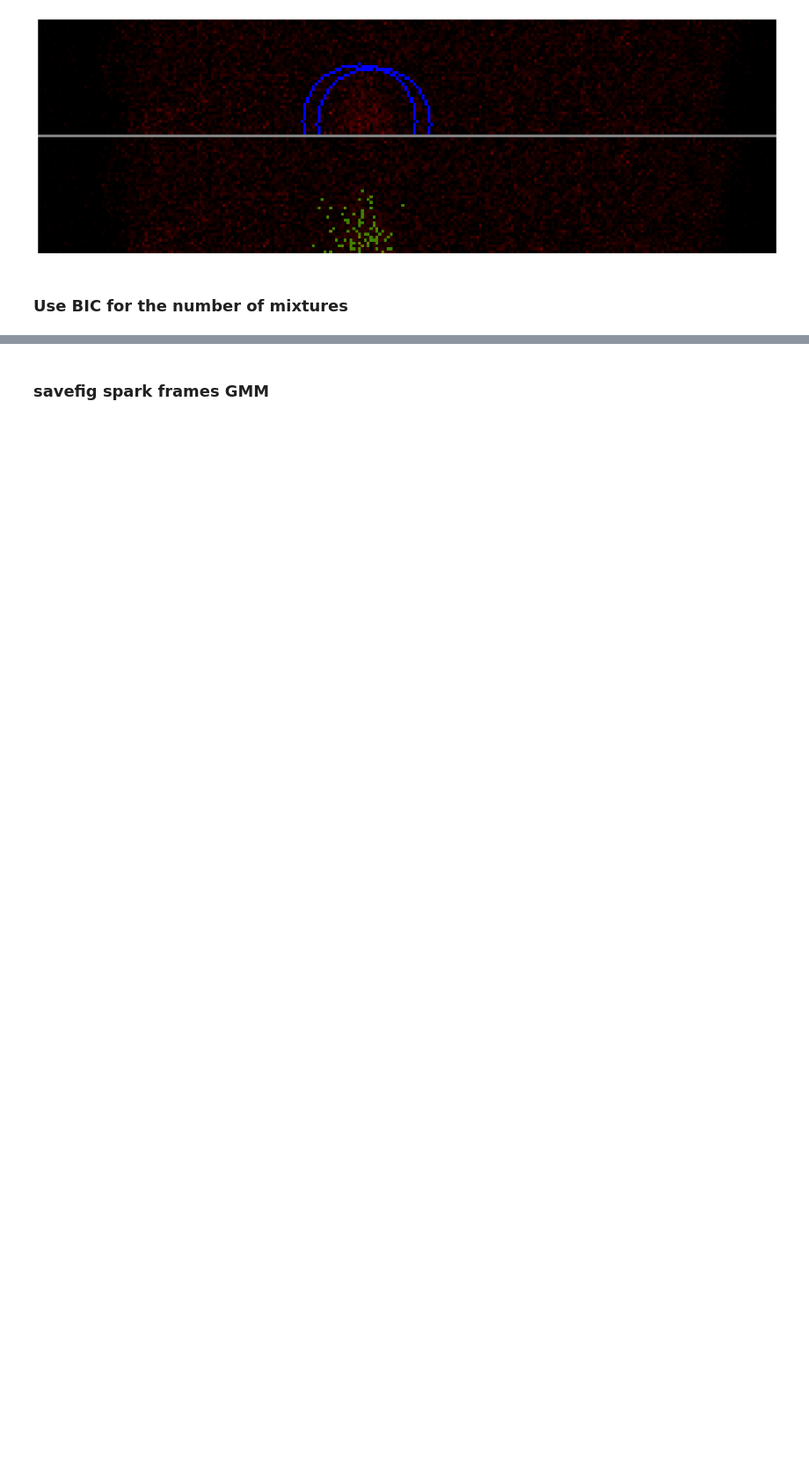
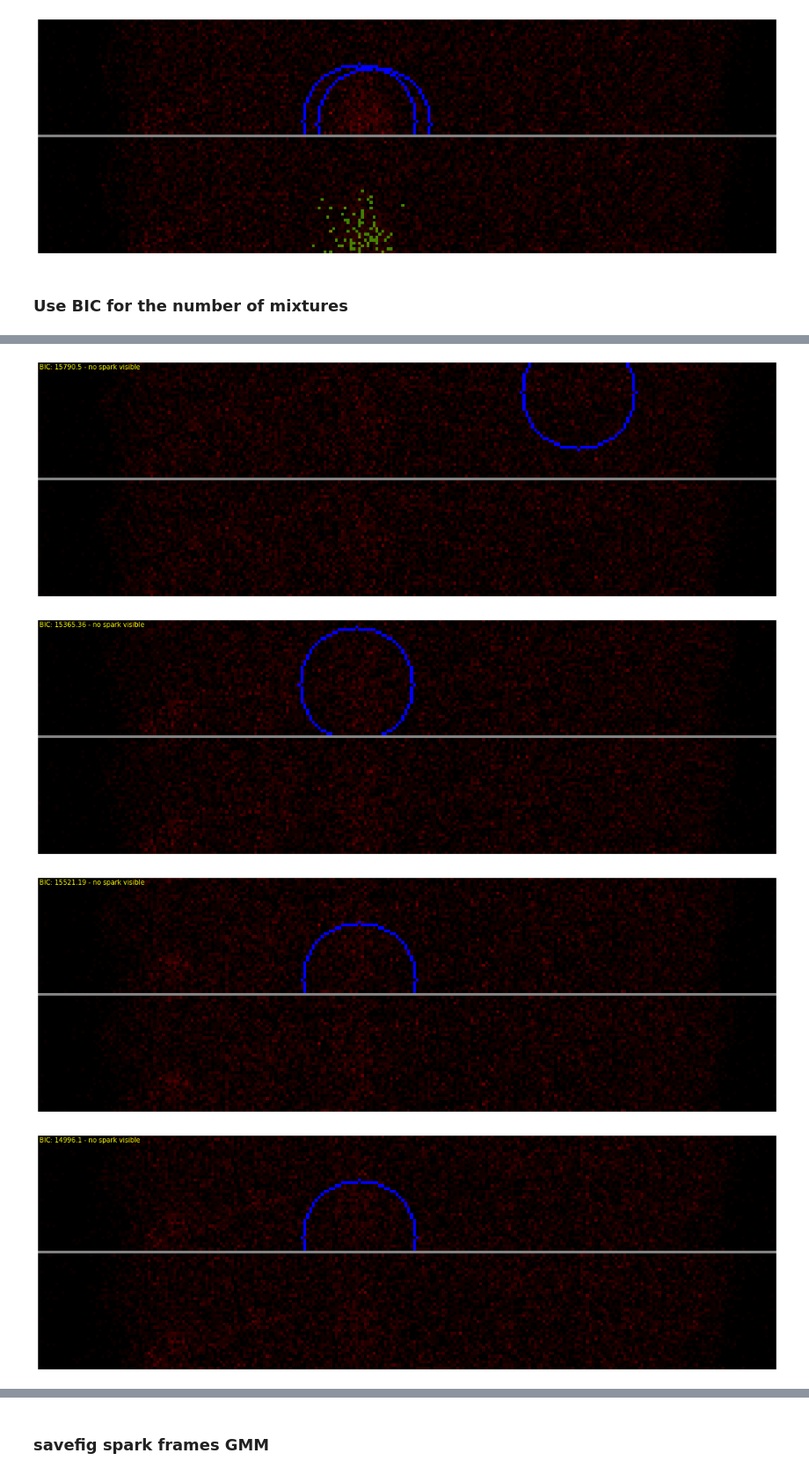
Before and after one commit to raulbenitez/DEEPCARDIO, a Jupyter notebook: sparks/exploreImageAndPlotSpark.ipynb, the cells around one changed output, grey strips where cells are left out. Shown at 88% size. Saved outputs shown, nothing was run; the diff lists cells and outputs as text; code cells hidden in the pictures; blank space fills up the shorter version.

```diff
--- a/sparks/exploreImageAndPlotSpark.ipynb
+++ b/sparks/exploreImageAndPlotSpark.ipynb
@@ -408,0 +405,40 @@ plt.show()
+# %%
+sparkVisibilityMask = visibilityLabels == visLabel
+_, sparkS = next(sparksDF.loc[(sparksDF.loc[:, 'tIni']<=2003)&(sparksDF.loc[:, 'tFin']>=2003), :].iterrows())
+for j, idx in enumerate(range(sparkS['tIni'], sparkS['tFin'])):
+    im = cv2.imread(get_image_path(idx))
+    im_ = im.copy()
+
+    sparkLocations = get_spark_location(sparksDF, idx)
+    gmmCounts = []
+    # only first one
+    i, sparkLocation = next(sparkLocations.iterrows())
+
+    if sparkVisibilityMask[j]:
+        mask = get_mask(im.shape[0], im.shape[1], sparkLocation['x'], sparkLocation['y'], 20)
+
+        nComp, bic = get_optimal_ncomponents_and_bic_gmm(im[mask].reshape(-1,1))
+
+        gmm = mixture.GaussianMixture(n_components=nComp).fit(im[mask].reshape(-1,3))
+        lab = gmm.predict(im[mask].reshape(-1,3))
+
+        maxRValue = im_[mask,2].max()
+        maxValue = np.array([0, 0, maxRValue]).reshape(-1,3)
+        maxValueIdx = im_[mask, 2].argmax()
+        isSparkCond = np.full(im_[mask].shape, False)
+        isSparkCond[lab == lab[maxValueIdx], 1] = True
+        im_[mask] = np.where(isSparkCond, maxRValue, im_[mask])
+
+    cv2.circle(im, (sparkLocation['x'], sparkLocation['y']), 20, color, thickness=1, lineType=8, shift=0)
+    conc_im = np.concatenate((im, np.full((1,im.shape[1], 3), maxRValue), im_))
+    plt.figure(figsize=(20,10))
+    plt.imshow(cv2.cvtColor(conc_im, cv2.COLOR_BGR2RGB))
+    plt.axis('off')
+    plt.text(0, 0, f"BIC: {round(bics_list[j],2)} - {'no' if not sparkVisibilityMask[j] else ''} spark visible", c='yellow', verticalalignment='top')
+    # plt.savefig(f"_out/spark{idx}", bbox_inches = 'tight', pad_inches = 0)
+    plt.show()
+# %% [output]
+[figure, added]
+[figure, added]
+[figure, added]
+[figure, added]
```
Also changed, not shown: parts of 14 cells of this notebook, 2 other files.
